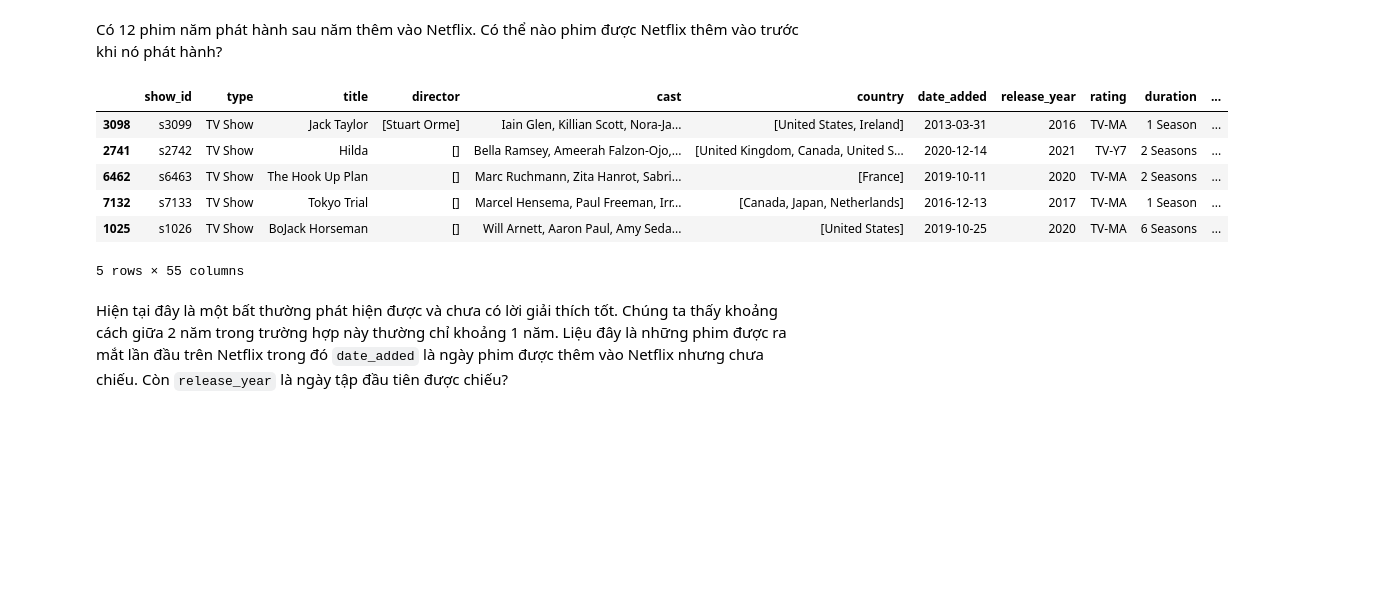
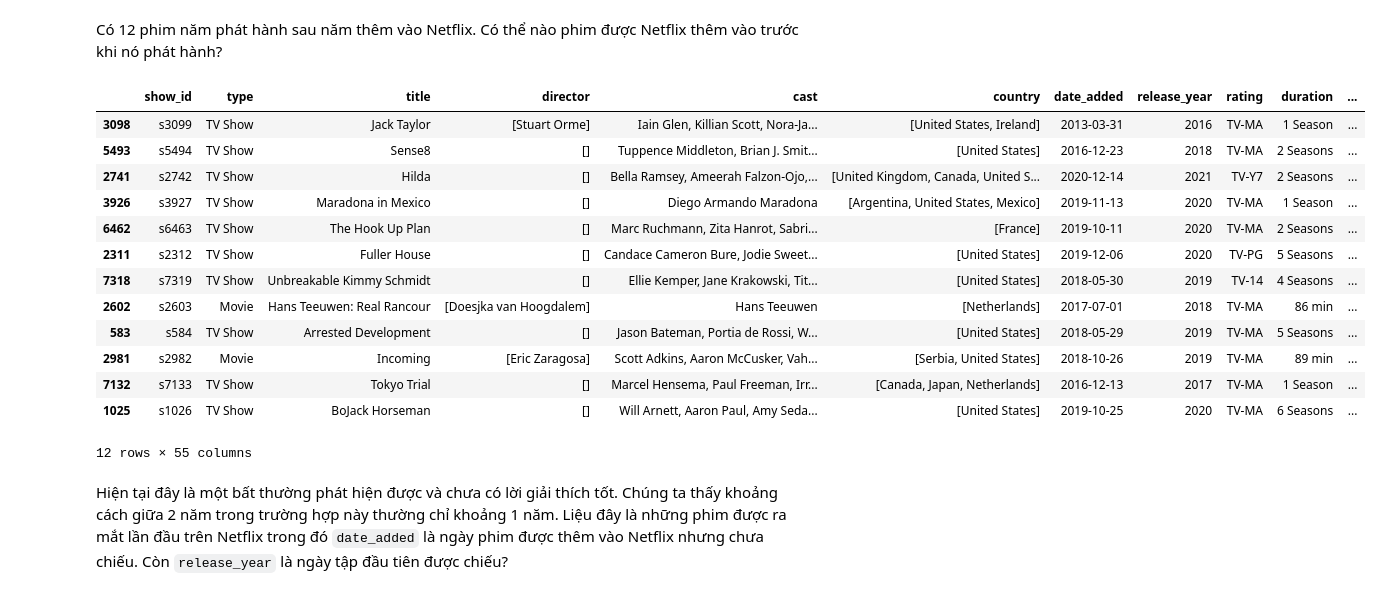
Before and after one commit to sgrayk/P4DS, a Jupyter notebook: Phuc.ipynb, the cells around one changed output. Drawn from its saved outputs; the diff is of its cells as text; code cells hidden in the pictures; blank space fills up the shorter version.

```diff
--- a/Phuc.ipynb
+++ b/Phuc.ipynb
@@ -462,15 +462,22 @@ release_larger_added=df_movies['release_year']>df_movies['date_added'].apply(lam
 # %% [markdown]
 Có 12 phim năm phát hành sau năm thêm vào Netflix. Có thể nào phim được Netflix thêm vào trước khi nó phát hành?
 # %%
-df_movies[release_larger_added].sample(5)
+df_movies[release_larger_added].sample(12)
 # %% [output]
 |  | show_id | type | title | director | cast | country | date_added | release_year | rating | duration | ... |
 | 3098 | s3099 | TV Show | Jack Taylor | [Stuart Orme] | Iain Glen, Killian Scott, Nora-Ja... | [United States, Ireland] | 2013-03-31 | 2016 | TV-MA | 1 Season | ... |
+| 5493 | s5494 | TV Show | Sense8 | [] | Tuppence Middleton, Brian J. Smit... | [United States] | 2016-12-23 | 2018 | TV-MA | 2 Seasons | ... |
 | 2741 | s2742 | TV Show | Hilda | [] | Bella Ramsey, Ameerah Falzon-Ojo,... | [United Kingdom, Canada, United S... | 2020-12-14 | 2021 | TV-Y7 | 2 Seasons | ... |
+| 3926 | s3927 | TV Show | Maradona in Mexico | [] | Diego Armando Maradona | [Argentina, United States, Mexico] | 2019-11-13 | 2020 | TV-MA | 1 Season | ... |
 | 6462 | s6463 | TV Show | The Hook Up Plan | [] | Marc Ruchmann, Zita Hanrot, Sabri... | [France] | 2019-10-11 | 2020 | TV-MA | 2 Seasons | ... |
+| 2311 | s2312 | TV Show | Fuller House | [] | Candace Cameron Bure, Jodie Sweet... | [United States] | 2019-12-06 | 2020 | TV-PG | 5 Seasons | ... |
+| 7318 | s7319 | TV Show | Unbreakable Kimmy Schmidt | [] | Ellie Kemper, Jane Krakowski, Tit... | [United States] | 2018-05-30 | 2019 | TV-14 | 4 Seasons | ... |
+| 2602 | s2603 | Movie | Hans Teeuwen: Real Rancour | [Doesjka van Hoogdalem] | Hans Teeuwen | [Netherlands] | 2017-07-01 | 2018 | TV-MA | 86 min | ... |
+| 583 | s584 | TV Show | Arrested Development | [] | Jason Bateman, Portia de Rossi, W... | [United States] | 2018-05-29 | 2019 | TV-MA | 5 Seasons | ... |
+| 2981 | s2982 | Movie | Incoming | [Eric Zaragosa] | Scott Adkins, Aaron McCusker, Vah... | [Serbia, United States] | 2018-10-26 | 2019 | TV-MA | 89 min | ... |
 | 7132 | s7133 | TV Show | Tokyo Trial | [] | Marcel Hensema, Paul Freeman, Irr... | [Canada, Japan, Netherlands] | 2016-12-13 | 2017 | TV-MA | 1 Season | ... |
 | 1025 | s1026 | TV Show | BoJack Horseman | [] | Will Arnett, Aaron Paul, Amy Seda... | [United States] | 2019-10-25 | 2020 | TV-MA | 6 Seasons | ... |
-5 rows × 55 columns
+12 rows × 55 columns
 # %% [markdown]
 Hiện tại đây là một bất thường phát hiện được và chưa có lời giải thích tốt. Chúng ta thấy khoảng cách giữa 2 năm trong trường hợp này thường chỉ khoảng 1 năm. Liệu đây là những phim được ra mắt lần đầu trên Netflix trong đó `date_added` là ngày phim được thêm vào Netflix nhưng chưa chiếu. Còn `release_year` là ngày tập đầu tiên được chiếu?
 # %% [markdown]
```
Also changed, not shown: parts of 7 cells of this notebook.
